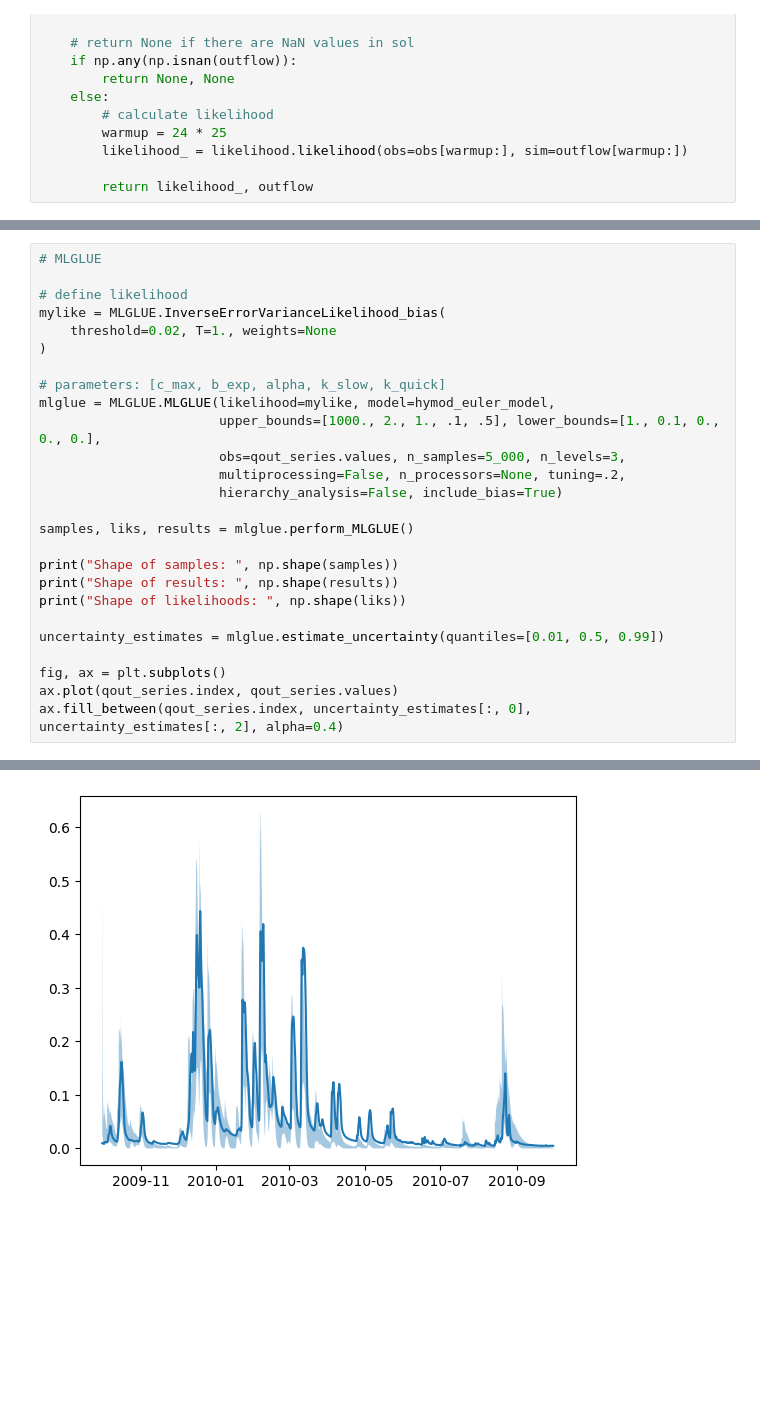
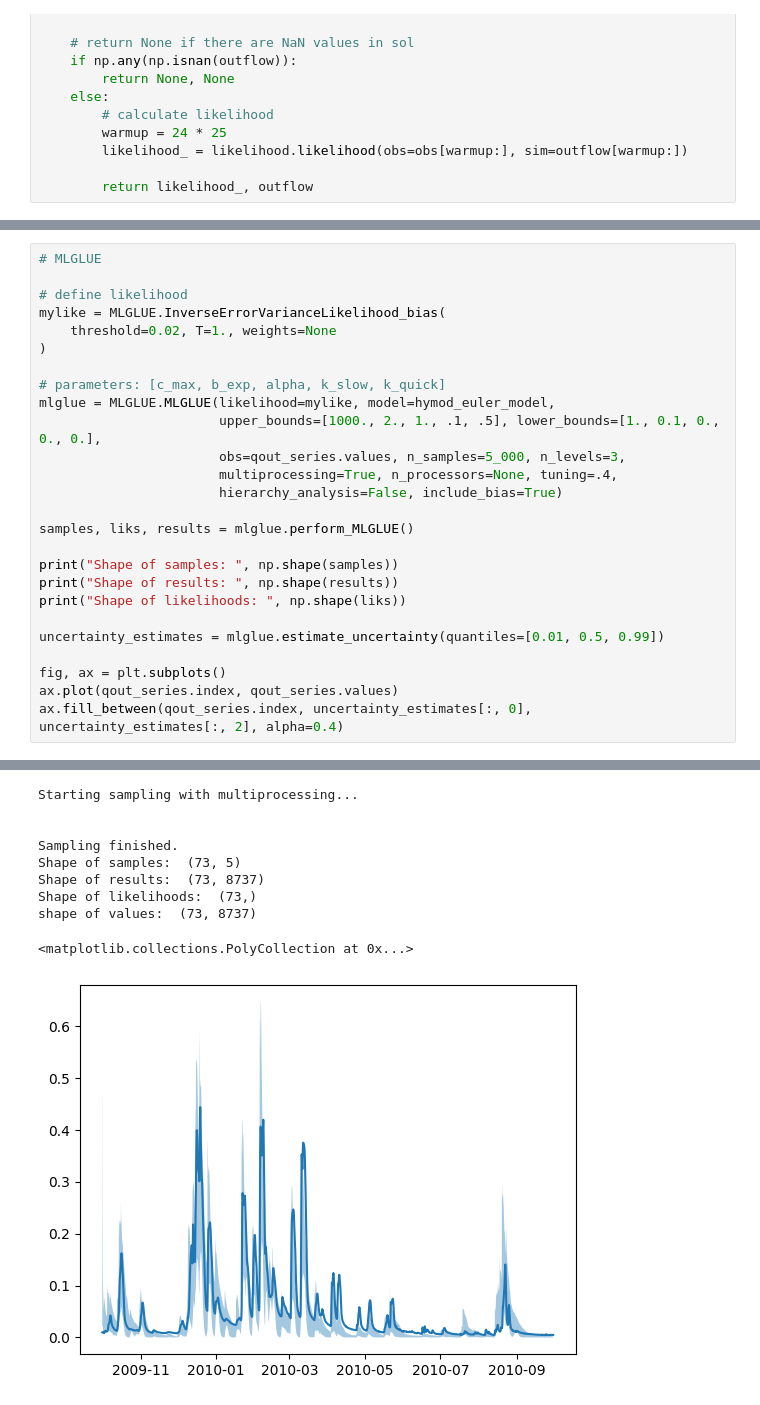
Before and after one commit to iGW-TU-Dresden/MLGLUE, a Jupyter notebook: EX02_HYMOD.ipynb, the cells around one changed output, grey strips where cells are left out. Saved outputs shown, nothing was run; the diff lists cells and outputs as text; blank space fills up the shorter version.

```diff
--- a/EX02_HYMOD.ipynb
+++ b/EX02_HYMOD.ipynb
@@ -372,7 +389,7 @@ mylike = MLGLUE.InverseErrorVarianceLikelihood_bias(
 mlglue = MLGLUE.MLGLUE(likelihood=mylike, model=hymod_euler_model,
                        upper_bounds=[1000., 2., 1., .1, .5], lower_bounds=[1., 0.1, 0., 0., 0.],
                        obs=qout_series.values, n_samples=5_000, n_levels=3,
-                       multiprocessing=False, n_processors=None, tuning=.2,
+                       multiprocessing=True, n_processors=None, tuning=.4,
                        hierarchy_analysis=False, include_bias=True)
 
 samples, liks, results = mlglue.perform_MLGLUE()
@@ -408,2 +427,11 @@ shape of values:  (89, 8737)
+Starting sampling with multiprocessing...
+
+
+Sampling finished.
+Shape of samples:  (73, 5)
+Shape of results:  (73, 8737)
+Shape of likelihoods:  (73,)
+shape of values:  (73, 8737)
+<matplotlib.collections.PolyCollection at 0x...>
-[figure, old version]
+[figure, new version]
 # %%
```
Also changed, not shown: parts of 8 cells of this notebook.
